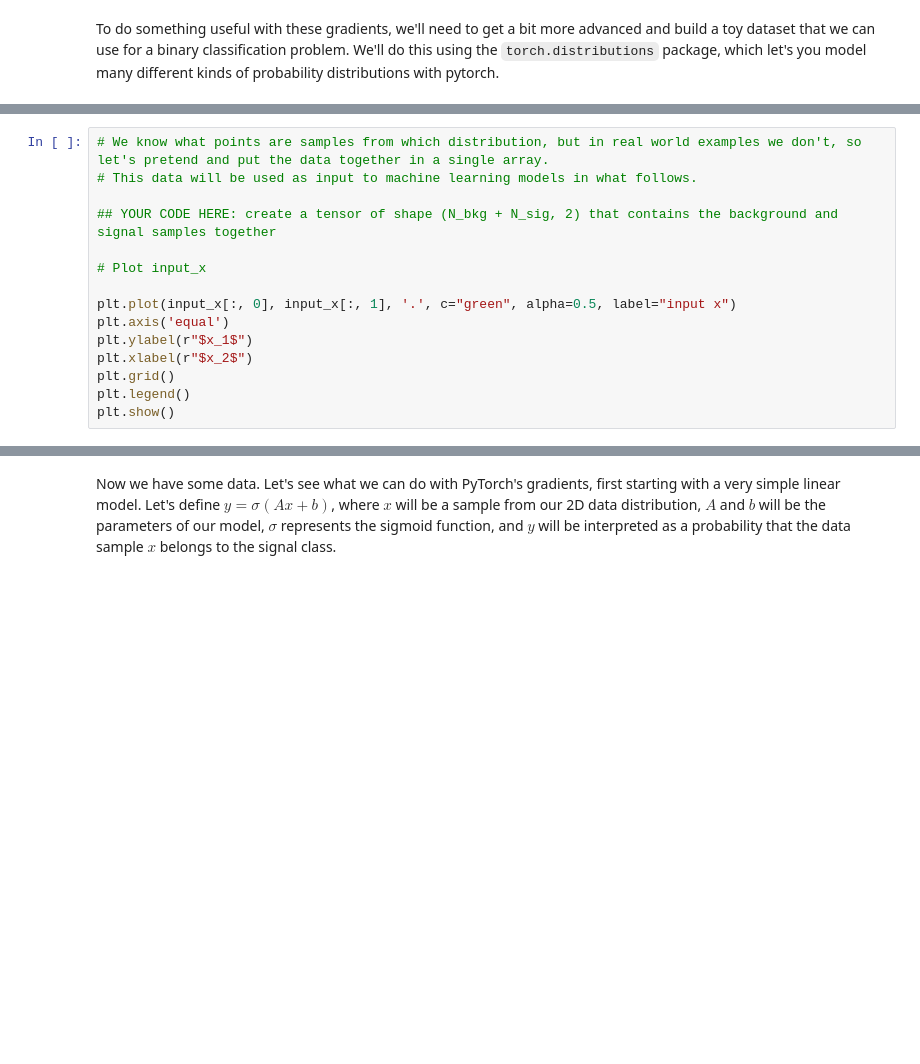
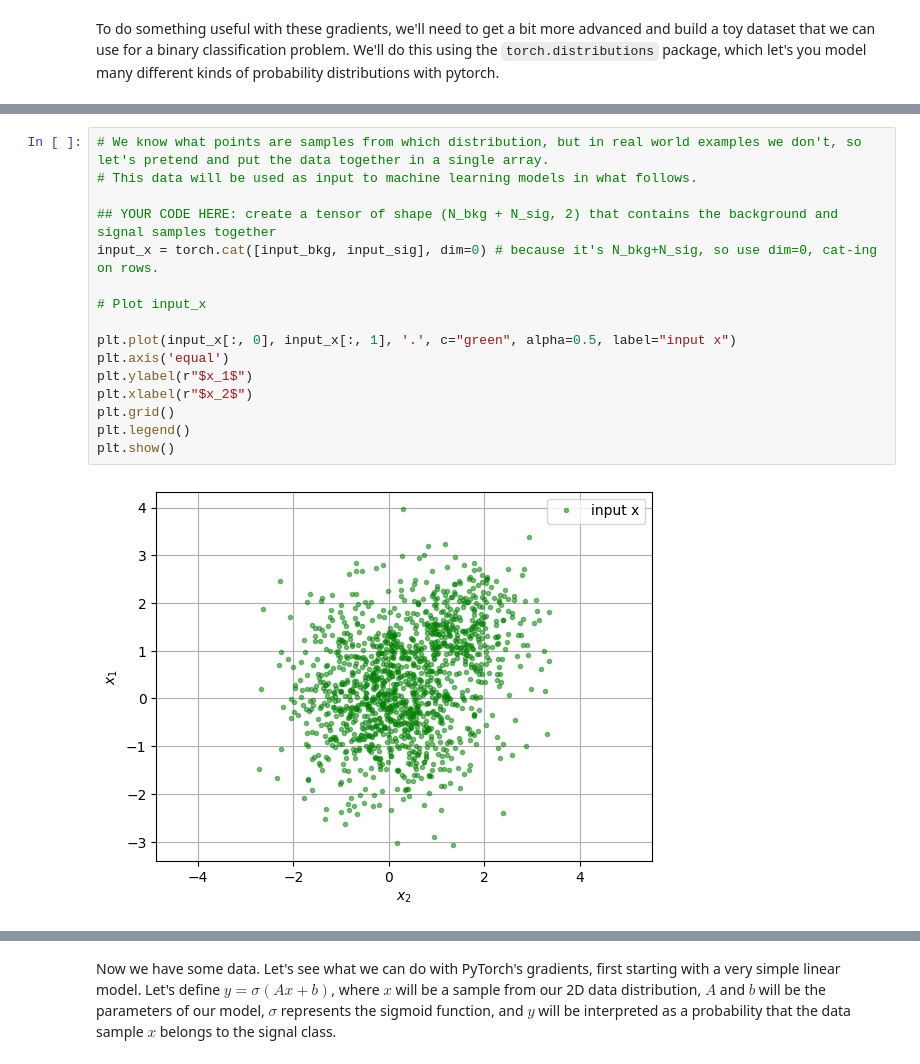
Before and after one commit to mohummudh/2025-lbnl, a Jupyter notebook: sessions/day1/intro_ml_tutorial_part1.ipynb, the cells around one changed output, grey strips where cells are left out. Saved outputs shown, nothing was run; the diff lists cells and outputs as text; blank space fills up the shorter version.

```diff
--- a/sessions/day1/intro_ml_tutorial_part1.ipynb
+++ b/sessions/day1/intro_ml_tutorial_part1.ipynb
@@ -194,18 +269,21 @@ plt.show()
 # %%
 # We know what points are samples from which distribution, but in real world examples we don't, so let's pretend and put the data together in a single array.
 # This data will be used as input to machine learning models in what follows.
 
 ## YOUR CODE HERE: create a tensor of shape (N_bkg + N_sig, 2) that contains the background and signal samples together
+input_x = torch.cat([input_bkg, input_sig], dim=0) # because it's N_bkg+N_sig, so use dim=0, cat-ing on rows.
 
 # Plot input_x
 
 plt.plot(input_x[:, 0], input_x[:, 1], '.', c="green", alpha=0.5, label="input x")
 plt.axis('equal')
 plt.ylabel(r"$x_1$")
 plt.xlabel(r"$x_2$")
 plt.grid()
 plt.legend()
 plt.show()
+# %% [output]
+[figure, added]
 # %%
 # In supervised learning, we have a dataset with class labels that we can use to calculate a loss function and train the model.
 # Let's build these labels.
```
Also changed, not shown: parts of 22 cells of this notebook.
